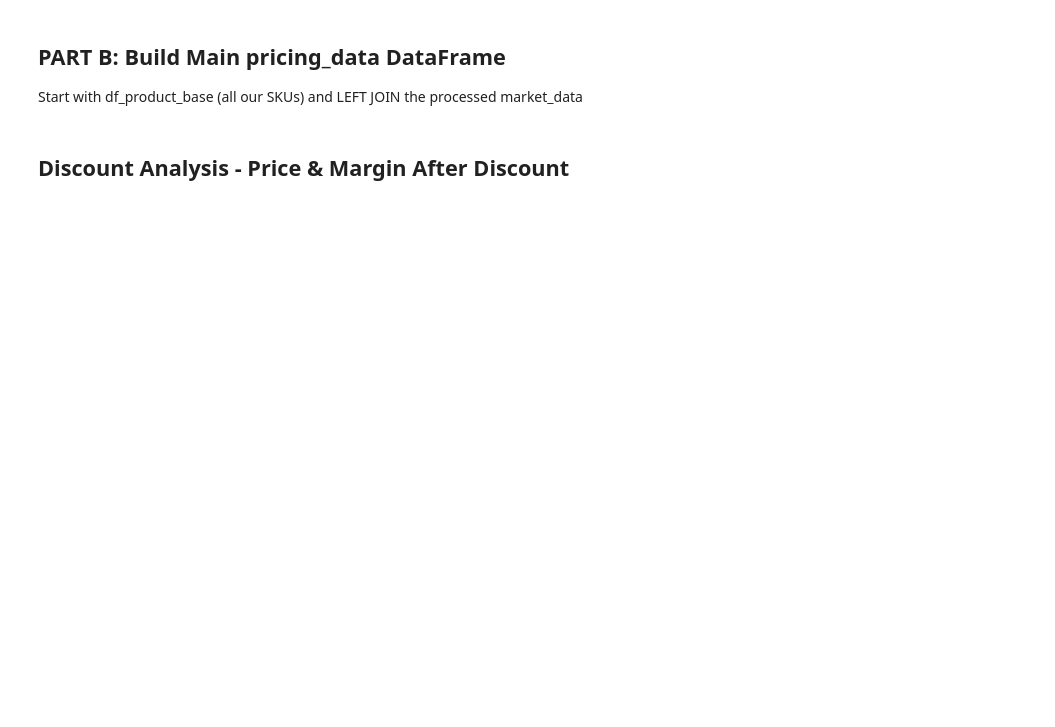
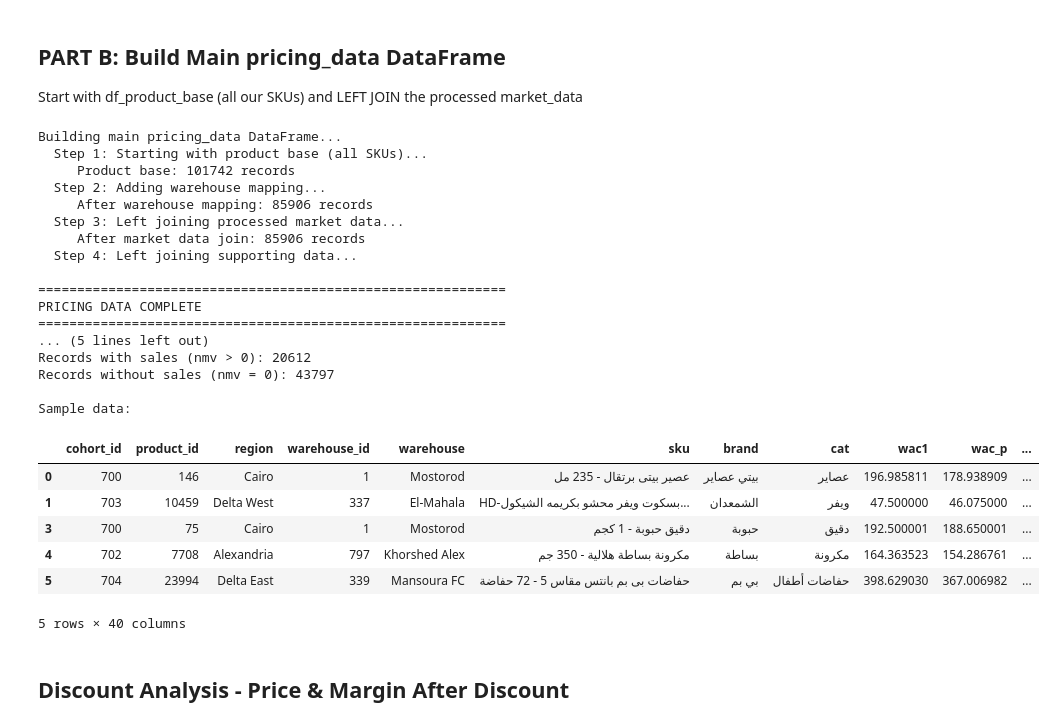
Before and after one commit to Maxab-Growth/Mustafa, a Jupyter notebook: Pricing Logic/data_extraction.ipynb, the cells around one changed output. Drawn from its saved outputs; the diff is of its cells as text; code cells hidden in the pictures; blank space fills up the shorter version.

```diff
--- a/Pricing Logic/data_extraction.ipynb
+++ b/Pricing Logic/data_extraction.ipynb
@@ -32,7 +33,6 @@ NoCredentialsError: Unable to locate credentials
 # %%
 # Warehouse Mapping: (region, warehouse_name, warehouse_id, cohort_id)
 WAREHOUSE_MAPPING = [
-    ('Cairo', 'El-Marg', 38, 700),
     ('Cairo', 'Mostorod', 1, 700),
     ('Giza', 'Barageel', 236, 701),
     ('Giza', 'Sakkarah', 962, 701),
@@ -577,7 +604,7 @@ print(f"     Market prices base: {len(market_data)} records")
 # Step 2: Add cohort_id and supporting data for market processing
 # =============================================================================
 print("  Step 2: Adding cohort IDs and supporting data for processing...")
-market_data = market_data.merge(REGION_COHORT_DF, on='region', how='left')
+market_data = market_data.merge(REGION_COHORT_DF, on='region')
 
 # Need sales data for group processing (weighted median)
 market_data = market_data.merge(
@@ -842,8 +907,7 @@ print("  Step 2: Adding warehouse mapping...")
 warehouse_df = get_warehouse_df()
 pricing_data = pricing_data.merge(
     warehouse_df[['cohort_id', 'warehouse_id', 'warehouse']],
-    on='cohort_id',
-    how='left'
+    on='cohort_id'
 )
 print(f"     After warehouse mapping: {len(pricing_data)} records")
 
@@ -900,33 +964,58 @@ pricing_data = pricing_data.drop_duplicates(subset=['cohort_id', 'product_id'])
 final_columns = [
     # Product Base Info
     'cohort_id', 'product_id', 'region', 'warehouse_id', 'warehouse', 'sku', 'brand', 'cat',
     # Cost & Price
     'wac1', 'wac_p', 'current_price', 'current_margin',
     # Sales
     'nmv',
     # Market Prices (raw)
     'ben_soliman_price',
     'final_min_price', 'final_max_price', 'final_mod_price', 'final_true_min', 'final_true_max',
     'min_scrapped', 'scrapped25', 'scrapped50', 'scrapped75', 'max_scrapped',
     # Price Percentiles
     'minimum', 'percentile_25', 'percentile_50', 'percentile_75', 'maximum',
     # Margin Tiers
     'below_market', 'market_min', 'market_25', 'market_50', 'market_75', 'market_max', 'above_market',
     # Supporting Data
     'std', 'avg_margin', 'target_margin', 'group'
 ]
 pricing_data = pricing_data[[c for c in final_columns if c in pricing_data.columns]]
 
 print(f"\n{'='*60}")
 print(f"PRICING DATA COMPLETE")
 print(f"{'='*60}")
 print(f"Total records: {len(pricing_data)}")
 print(f"\nRecords with market data: {len(pricing_data[~pricing_data['minimum'].isna()])}")
 print(f"Records without market data: {len(pricing_data[pricing_data['minimum'].isna()])}")
 print(f"\nRecords with sales (nmv > 0): {len(pricing_data[pricing_data['nmv'] > 0])}")
 print(f"Records without sales (nmv = 0): {len(pricing_data[pricing_data['nmv'] == 0])}")
 print(f"\nSample data:")
 pricing_data.head()
+# %% [output]
+Building main pricing_data DataFrame...
+  Step 1: Starting with product base (all SKUs)...
+     Product base: 101742 records
+  Step 2: Adding warehouse mapping...
+     After warehouse mapping: 85906 records
+  Step 3: Left joining processed market data...
+     After market data join: 85906 records
+  Step 4: Left joining supporting data...
+
+============================================================
+PRICING DATA COMPLETE
+============================================================
+... (5 lines left out)
+Records with sales (nmv > 0): 20612
+Records without sales (nmv = 0): 43797
+
+Sample data:
+|  | cohort_id | product_id | region | warehouse_id | warehouse | sku | brand | cat | wac1 | wac_p | ... |
+| 0 | 700 | 146 | Cairo | 1 | Mostorod | عصير بيتى برتقال - 235 مل | بيتي عصاير | عصاير | 196.985811 | 178.938909 | ... |
+| 1 | 703 | 10459 | Delta West | 337 | El-Mahala | HD-بسكوت ويفر محشو بكريمه الشيكول... | الشمعدان | ويفر | 47.500000 | 46.075000 | ... |
+| 3 | 700 | 75 | Cairo | 1 | Mostorod | دقيق حبوبة - 1 كجم | حبوبة | دقيق | 192.500001 | 188.650001 | ... |
+| 4 | 702 | 7708 | Alexandria | 797 | Khorshed Alex | مكرونة بساطة هلالية - 350 جم | بساطة | مكرونة | 164.363523 | 154.286761 | ... |
+| 5 | 704 | 23994 | Delta East | 339 | Mansoura FC | حفاضات بى بم بانتس مقاس 5 - 72 حفاضة | بي بم | حفاضات أطفال | 398.629030 | 367.006982 | ... |
+5 rows × 40 columns
 # %% [markdown]
 ## Discount Analysis - Price & Margin After Discount
 # %%
```
Also changed, not shown: parts of 23 cells of this notebook.
